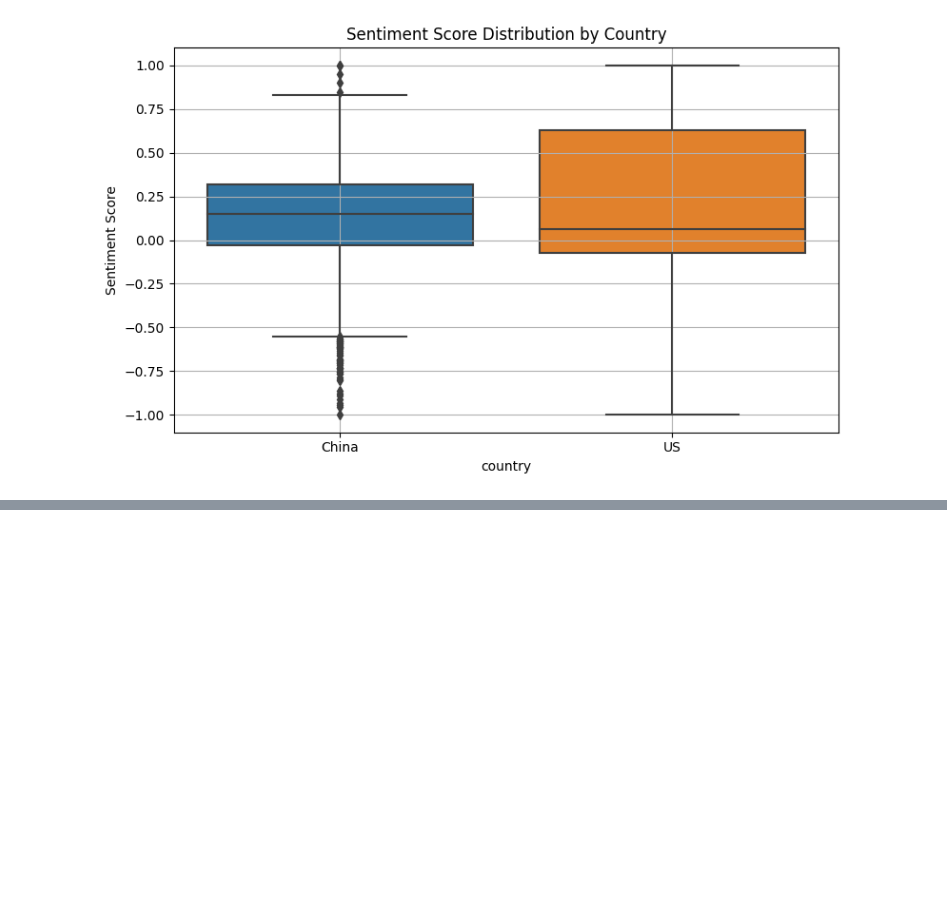
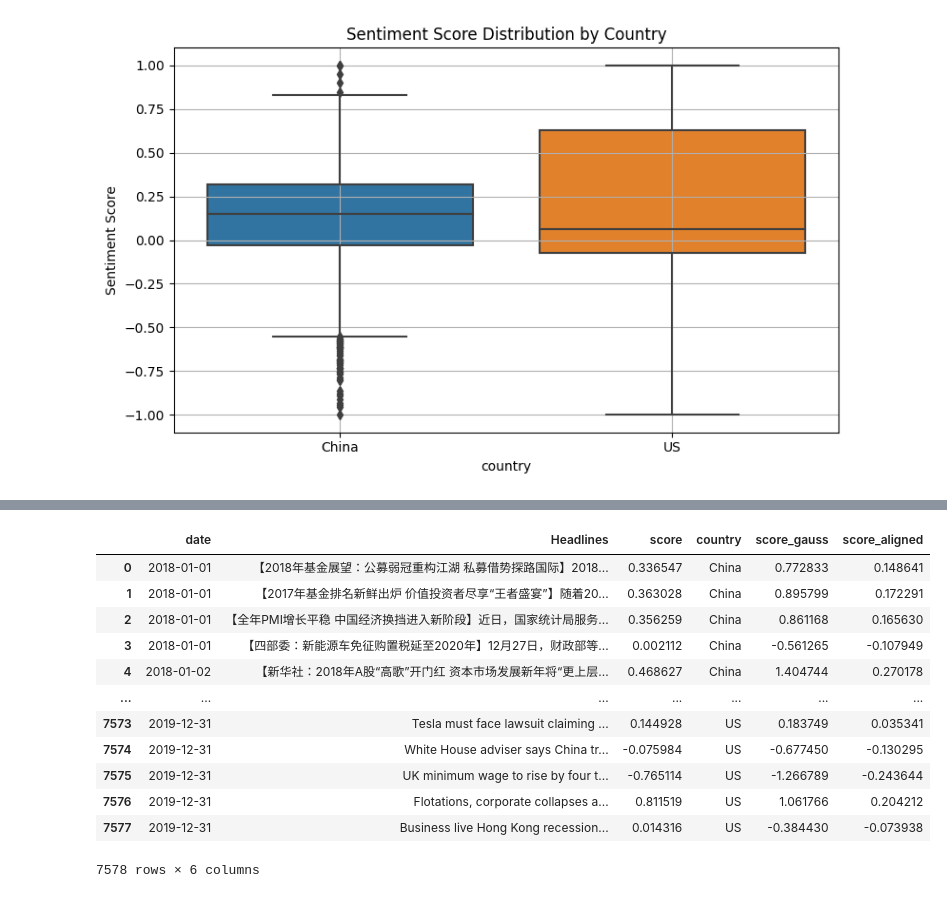
Before and after one commit to JANE-WANG-X/2025, a Jupyter notebook: news_eda_2.ipynb, the cells around one changed output, grey strips where cells are left out. Cells and saved outputs as stored; diff of their text form; code cells hidden in the pictures; blank space fills up the shorter version.

```diff
--- a/news_eda_2.ipynb
+++ b/news_eda_2.ipynb
@@ -56,0 +80,16 @@ plt.show()
+# %%
+df_all
+# %% [output]
+|  | date | Headlines | score | country | score_gauss | score_aligned |
+| 0 | 2018-01-01 | 【2018年基金展望：公募弱冠重构江湖 私募借势探路国际】2018... | 0.336547 | China | 0.772833 | 0.148641 |
+| 1 | 2018-01-01 | 【2017年基金排名新鲜出炉 价值投资者尽享“王者盛宴”】随着20... | 0.363028 | China | 0.895799 | 0.172291 |
+| 2 | 2018-01-01 | 【全年PMI增长平稳 中国经济换挡进入新阶段】近日，国家统计局服务... | 0.356259 | China | 0.861168 | 0.165630 |
+| 3 | 2018-01-01 | 【四部委：新能源车免征购置税延至2020年】12月27日，财政部等... | 0.002112 | China | -0.561265 | -0.107949 |
+| 4 | 2018-01-02 | 【新华社：2018年A股“高歌”开门红 资本市场发展新年将“更上层... | 0.468627 | China | 1.404744 | 0.270178 |
+| ... | ... | ... | ... | ... | ... | ... |
+| 7573 | 2019-12-31 | Tesla must face lawsuit claiming ... | 0.144928 | US | 0.183749 | 0.035341 |
+| 7574 | 2019-12-31 | White House adviser says China tr... | -0.075984 | US | -0.677450 | -0.130295 |
+| 7575 | 2019-12-31 | UK minimum wage to rise by four t... | -0.765114 | US | -1.266789 | -0.243644 |
+| 7576 | 2019-12-31 | Flotations, corporate collapses a... | 0.811519 | US | 1.061766 | 0.204212 |
+| 7577 | 2019-12-31 | Business live Hong Kong recession... | 0.014316 | US | -0.384430 | -0.073938 |
+7578 rows × 6 columns
```
Also changed, not shown: parts of 3 cells of this notebook.
